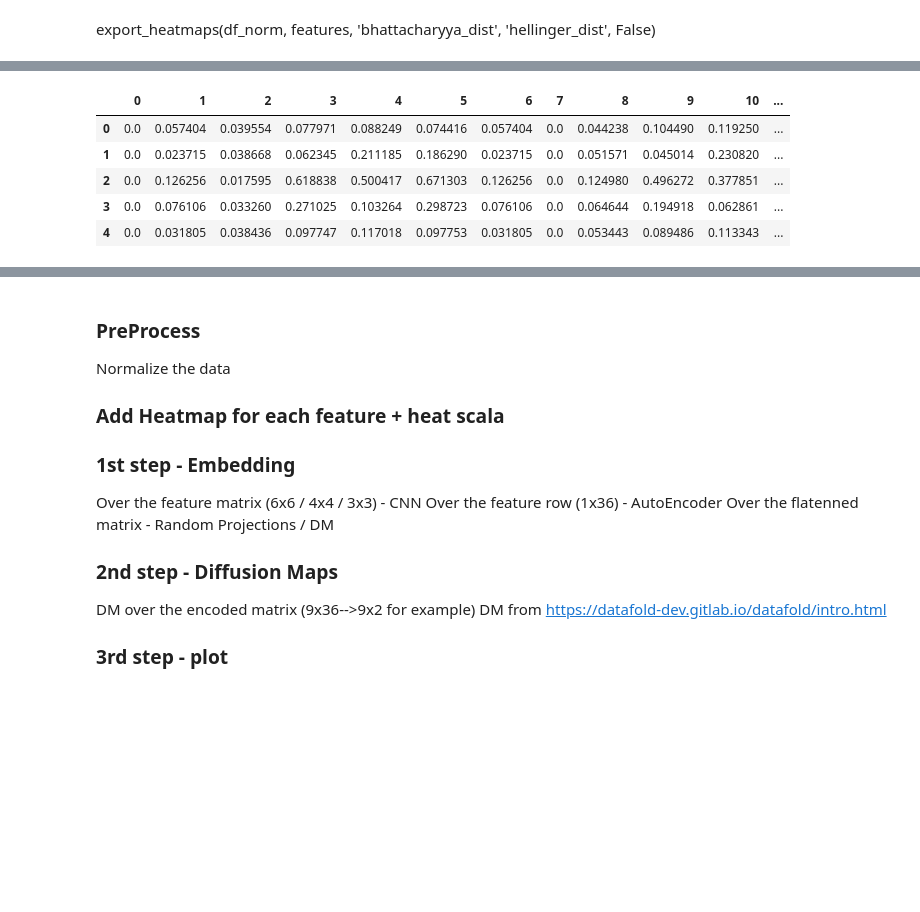
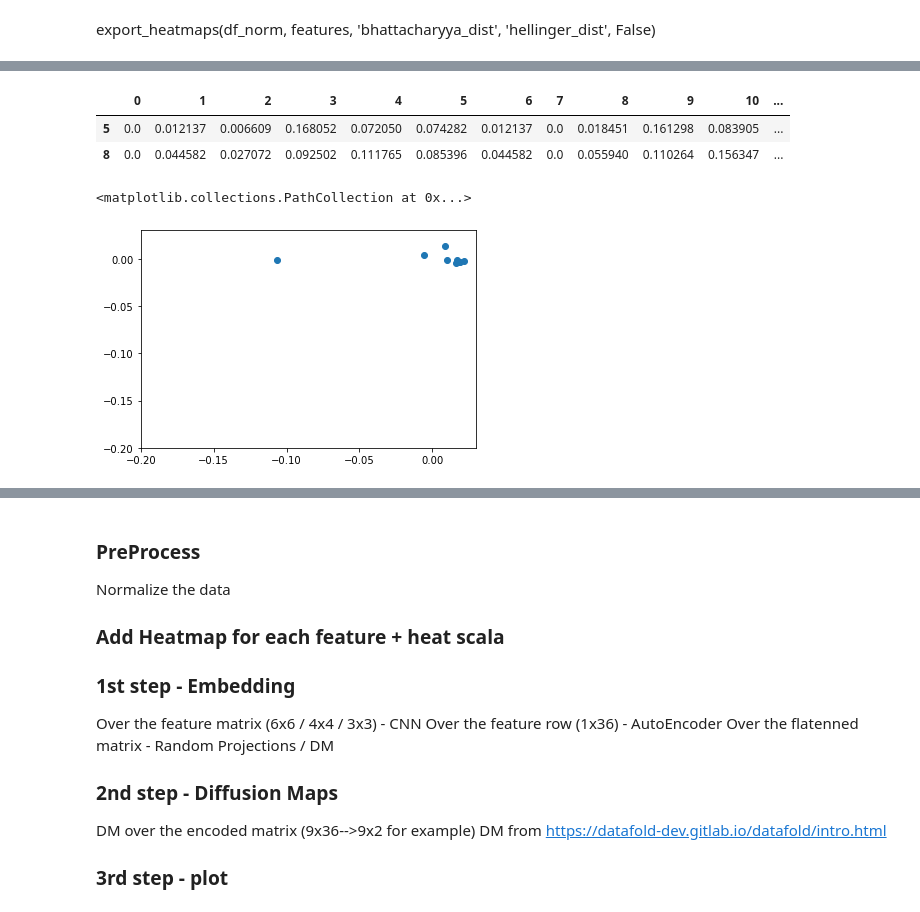
Before and after one commit to Omer-Hedvat/Thesis-TauTransformer, a Jupyter notebook: Omer's notebook.ipynb, the cells around one changed output, grey strips where cells are left out. Saved outputs shown, nothing was run; the diff lists cells and outputs as text; code cells hidden in the pictures; blank space fills up the shorter version.

Commit message:
start working w. diffusion maps

```diff
--- a/Omer's notebook.ipynb
+++ b/Omer's notebook.ipynb
@@ -206,4 +210,5 @@ export_heatmaps(df_norm, features, 'jm_dist', 'hellinger_dist', False)
 # %% [markdown]
 export_heatmaps(df_norm, features, 'bhattacharyya_dist', 'hellinger_dist', False)
 # %%
-df_dists, dist_dict = calc_dist('wasserstein_dist', df_norm, 'label')
+df_dists_wasser, dist_dict_wasser = calc_dist('wasserstein_dist', df_norm, 'label')
+df_dists_wasser.head(10)
@@ -210,9 +225,0 @@ df_dists, dist_dict = calc_dist('wasserstein_dist', df_norm, 'label')
-# %%
-df_dists.head()
-# %% [output]
-|  | 0 | 1 | 2 | 3 | 4 | 5 | 6 | 7 | 8 | 9 | 10 | ... |
-| 0 | 0.0 | 0.057404 | 0.039554 | 0.077971 | 0.088249 | 0.074416 | 0.057404 | 0.0 | 0.044238 | 0.104490 | 0.119250 | ... |
-| 1 | 0.0 | 0.023715 | 0.038668 | 0.062345 | 0.211185 | 0.186290 | 0.023715 | 0.0 | 0.051571 | 0.045014 | 0.230820 | ... |
-| 2 | 0.0 | 0.126256 | 0.017595 | 0.618838 | 0.500417 | 0.671303 | 0.126256 | 0.0 | 0.124980 | 0.496272 | 0.377851 | ... |
-| 3 | 0.0 | 0.076106 | 0.033260 | 0.271025 | 0.103264 | 0.298723 | 0.076106 | 0.0 | 0.064644 | 0.194918 | 0.062861 | ... |
-| 4 | 0.0 | 0.031805 | 0.038436 | 0.097747 | 0.117018 | 0.097753 | 0.031805 | 0.0 | 0.053443 | 0.089486 | 0.113343 | ... |
@@ -220,0 +226,17 @@ mydmap = diffusion_map.DiffusionMap.from_sklearn(n_evecs = 1, epsilon = 1.0, alp
+# %%
+df_dists_wasser.iloc[[5, 8], ]
+# %% [output]
+|  | 0 | 1 | 2 | 3 | 4 | 5 | 6 | 7 | 8 | 9 | 10 | ... |
+| 5 | 0.0 | 0.012137 | 0.006609 | 0.168052 | 0.072050 | 0.074282 | 0.012137 | 0.0 | 0.018451 | 0.161298 | 0.083905 | ... |
+| 8 | 0.0 | 0.044582 | 0.027072 | 0.092502 | 0.111765 | 0.085396 | 0.044582 | 0.0 | 0.055940 | 0.110264 | 0.156347 | ... |
+# %%
+eps_type='maxmin'#mean' #or maxmin
+alpha=1
+vec_wasser, egs_wasser, coordinates_wasser, dataList_wasser, epsilon_wasser = diffusionMapping(df_dists_wasser, alpha, eps_type, 1, dim=2)
+
+plt.xlim(-0.2, 0.03)
+plt.ylim(-0.2, 0.03)
+plt.scatter(coordinates_wasser[0], coordinates_wasser[1])
+# %% [output]
+<matplotlib.collections.PathCollection at 0x...>
+[figure, added]
```
Also changed, not shown: parts of 13 cells of this notebook, 1 other file.
